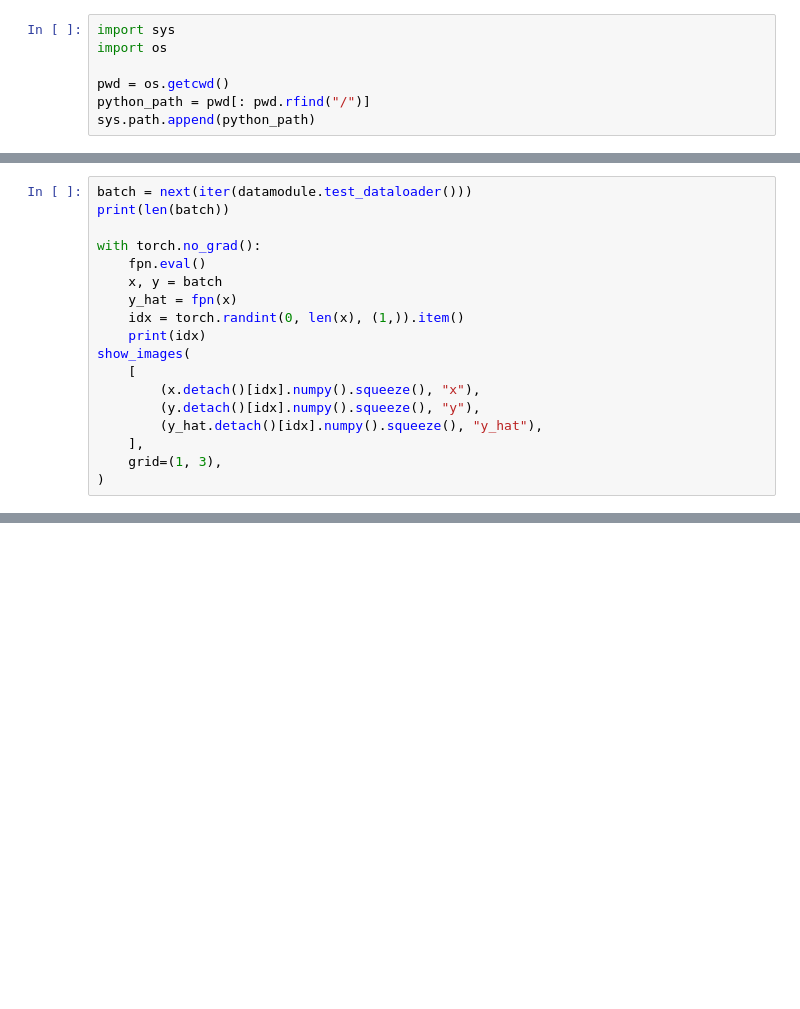
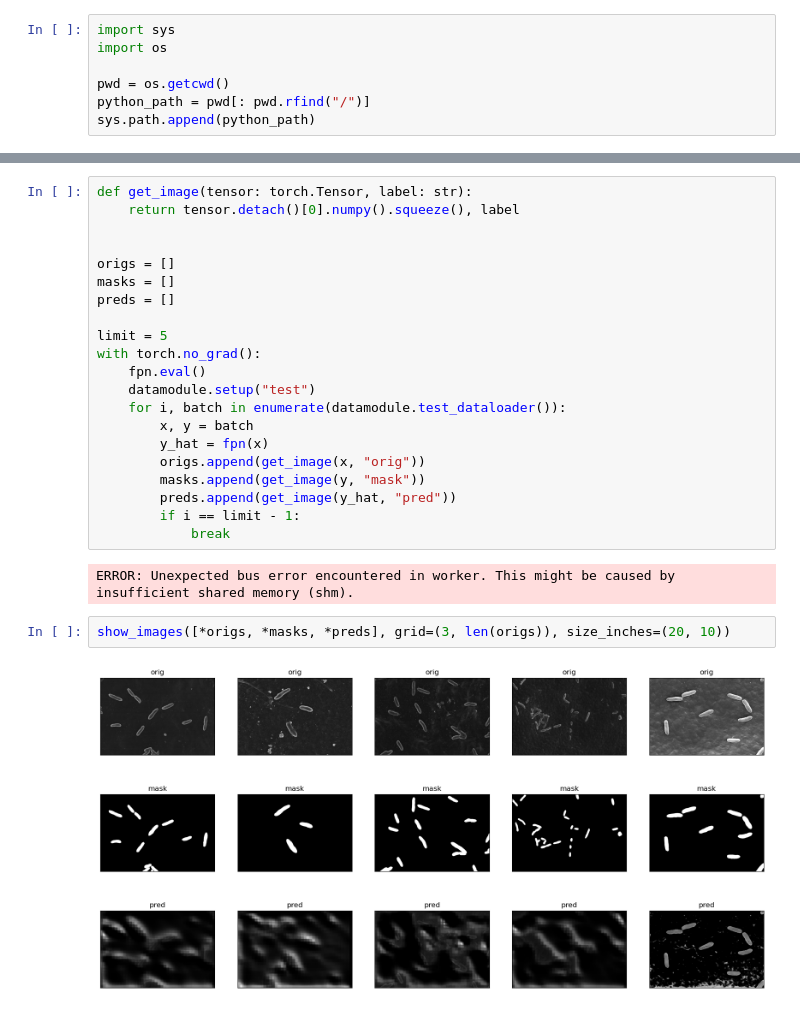
Before and after one commit to tcaty/bacteria-detection, a Jupyter notebook: src/notebooks/FPN.ipynb, the cells around one changed output, grey strips where cells are left out. Drawn from its saved outputs; the diff is of its cells as text; blank space fills up the shorter version.

```diff
--- a/src/notebooks/FPN.ipynb
+++ b/src/notebooks/FPN.ipynb
@@ -121,18 +101,0 @@ show_images(
-# %%
-batch = next(iter(datamodule.test_dataloader()))
-print(len(batch))
-
-with torch.no_grad():
-    fpn.eval()
-    x, y = batch
-    y_hat = fpn(x)
-    idx = torch.randint(0, len(x), (1,)).item()
-    print(idx)
-show_images(
-    [
-        (x.detach()[idx].numpy().squeeze(), "x"),
-        (y.detach()[idx].numpy().squeeze(), "y"),
-        (y_hat.detach()[idx].numpy().squeeze(), "y_hat"),
-    ],
-    grid=(1, 3),
-)
@@ -142,0 +111,27 @@ show_images(
+# %%
+def get_image(tensor: torch.Tensor, label: str):
+    return tensor.detach()[0].numpy().squeeze(), label
+
+
+origs = []
+masks = []
+preds = []
+
+limit = 5
+with torch.no_grad():
+    fpn.eval()
+    datamodule.setup("test")
+    for i, batch in enumerate(datamodule.test_dataloader()):
+        x, y = batch
+        y_hat = fpn(x)
+        origs.append(get_image(x, "orig"))
+        masks.append(get_image(y, "mask"))
+        preds.append(get_image(y_hat, "pred"))
+        if i == limit - 1:
+            break
+# %% [output]
+ERROR: Unexpected bus error encountered in worker. This might be caused by insufficient shared memory (shm).
+# %%
+show_images([*origs, *masks, *preds], grid=(3, len(origs)), size_inches=(20, 10))
+# %% [output]
+[figure, added]
```
Also changed, not shown: parts of 7 cells of this notebook, 12 other files.
